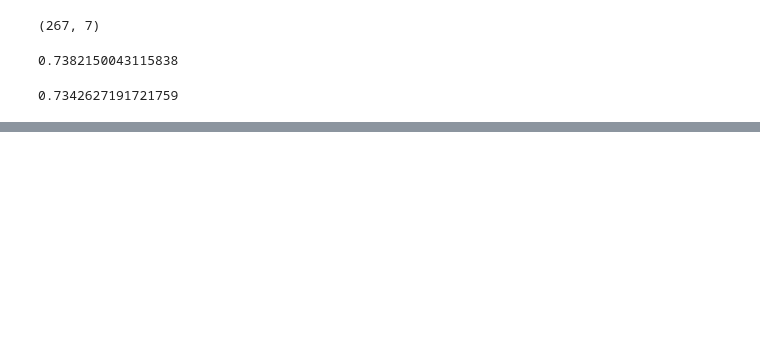
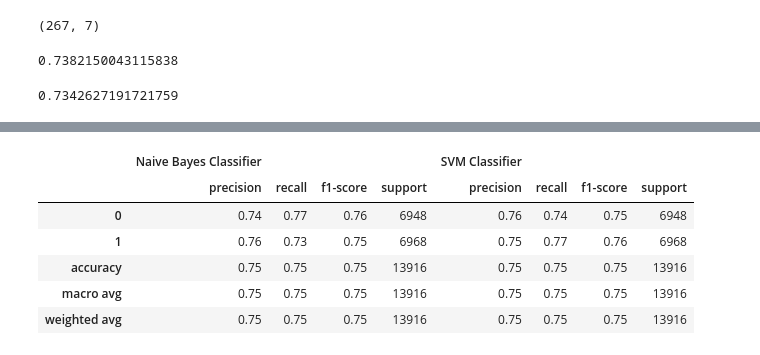
Before and after one commit to babybe11/COG403_Final_Project, a Jupyter notebook: Codes.ipynb, the cells around one changed output, grey strips where cells are left out. Drawn from its saved outputs; the diff is of its cells as text; code cells hidden in the pictures; blank space fills up the shorter version.

```diff
--- a/Codes.ipynb
+++ b/Codes.ipynb
@@ -694,3 +768,54 @@ np.save('y_test.npy', y_test)
+# %%
+# Helper function for Classification Report
+
+def classification_report_asdf(test, pred, output_dict=True):
+  ''' ------------------------------
+  Function to return a classification report
+  as dataframe, with rounded scores.
+  --- Parameters:----
+  test = test data as array
+  pred = prediction data array
+  output_dic = set to True
+  ------------------------
+  '''
+  # extract scores as dictionary
+  report = classification_report(test,pred, output_dict=output_dict)
+  df_report = pd.DataFrame(report).transpose()
+  #round
+  df_report[["precision","recall","f1-score"]]= df_report[["precision","recall","f1-score"]].apply(lambda x: round(x,2))
+  df_report[["support"]]= df_report[["support"]].apply(lambda x: x.astype(np.int))
+  # Add suport to avg
+  df_report.loc['accuracy', 'support'] = df_report.loc['weighted avg', 'support']
+
+  return df_report
+# %%
+# Classification reports for ML models
+
+# Naive Bayes Classifier
+report_nb = classification_report_asdf(y_test, y_pred_nb)
+
+# SVM Classifier
+report_svm = classification_report_asdf(y_test, y_pred_svm)
+
+#Add reports together
+SML_dfs = [report_nb, report_svm]
+
+SML_dfs_combined = pd.concat(
+    [df.rename(columns=lambda x: x.zfill(4)) for df in SML_dfs],
+    keys=['Naive Bayes Classifier', 'SVM Classifier'],
+    axis=1
+)
+
+# Show reports
+SML_dfs_combined
+# %% [output]
+|  | Naive Bayes Classifier |  |  |  | SVM Classifier |  |  |  |
+|  | precision | recall | f1-score | support | precision | recall | f1-score | support |
+| 0 | 0.74 | 0.77 | 0.76 | 6948 | 0.76 | 0.74 | 0.75 | 6948 |
+| 1 | 0.76 | 0.73 | 0.75 | 6968 | 0.75 | 0.77 | 0.76 | 6968 |
+| accuracy | 0.75 | 0.75 | 0.75 | 13916 | 0.75 | 0.75 | 0.75 | 13916 |
+| macro avg | 0.75 | 0.75 | 0.75 | 13916 | 0.75 | 0.75 | 0.75 | 13916 |
+| weighted avg | 0.75 | 0.75 | 0.75 | 13916 | 0.75 | 0.75 | 0.75 | 13916 |
 # %%
 file_path = 'training.1600000.processed.noemoticon.csv'
 os.remove(file_path)
```
Also changed, not shown: parts of 5 cells of this notebook.
